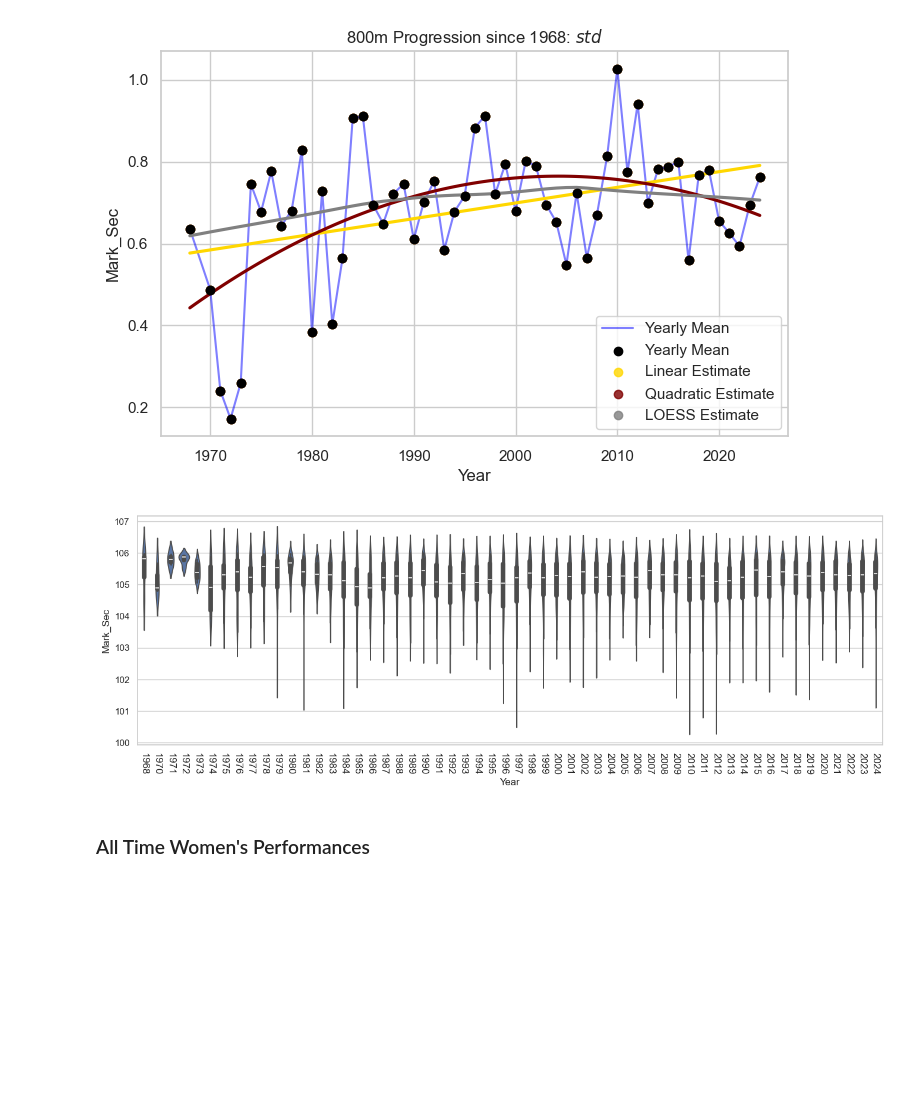
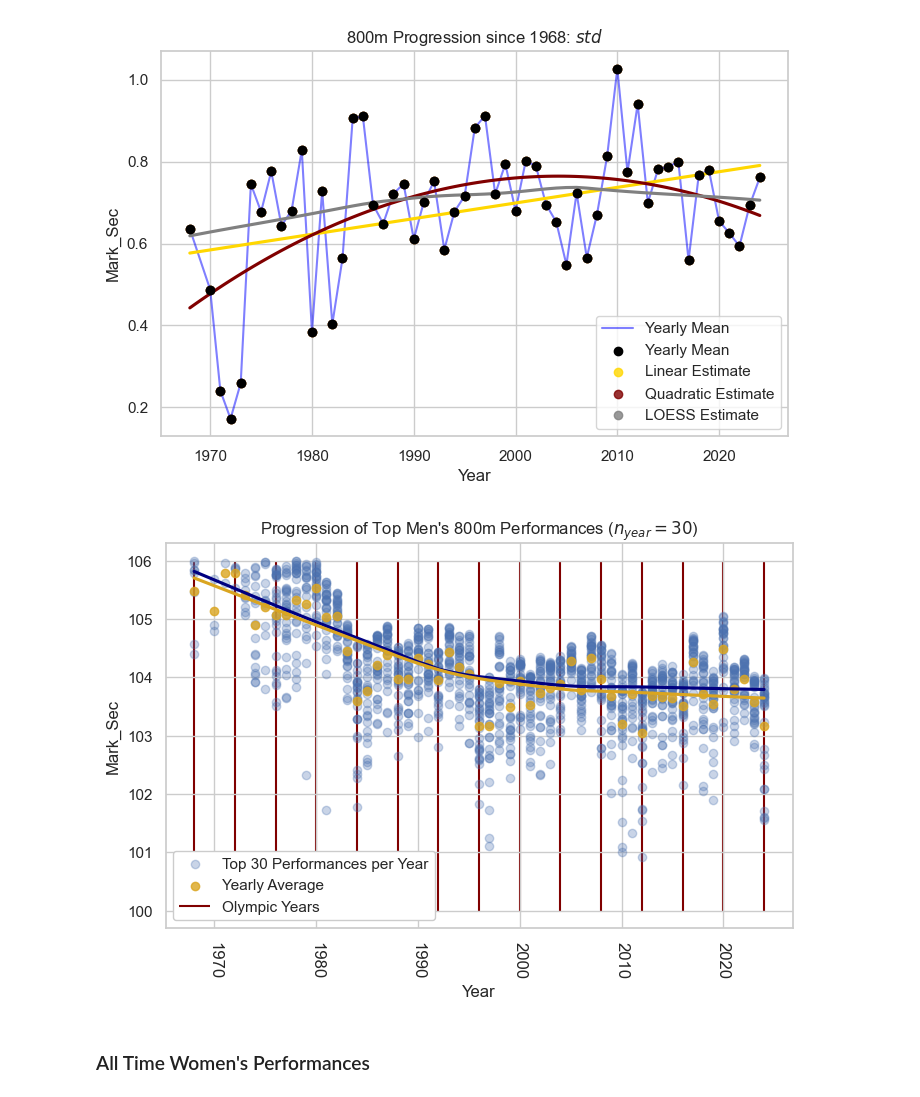
Before and after one commit to mitchellggreenhalgh/world-athletics-analysis, a Jupyter notebook: 800m_analysis.ipynb, the cells around one changed output. Cells and saved outputs as stored; diff of their text form; code cells hidden in the pictures; blank space fills up the shorter version.

```diff
--- a/800m_analysis.ipynb
+++ b/800m_analysis.ipynb
@@ -227,15 +323,39 @@ for fxn in fxns:
 [figure]
 [figure]
 [figure]
-# %%
-plt.figure(figsize=(10*1.618, 5))
-sns.violinplot(all_time_men,
-               x='Year',
-               y='Mark_Sec')
-plt.xticks(rotation=270, fontsize=12)
-plt.show()
-# %% [output]
-[figure, removed]
+# %%
+yearly_top_30 = all_time_men.sort_values(['Year', 'Mark_Sec']).groupby('Year').head(30)
+plt.figure(figsize=(5*1.618, 5))
+sns.regplot(yearly_top_30,
+            x='Year',
+            y='Mark_Sec',
+            # order=3)
+            lowess=True,
+            label='Top 30 Performances per Year',
+            scatter_kws={'alpha': 0.3},
+            line_kws={'color': 'navy'})
+sns.regplot(yearly_top_30[['Year', 'Mark_Sec']].groupby('Year').agg('mean').reset_index(),
+            x='Year',
+            y='Mark_Sec',
+            lowess=True,
+            color='goldenrod',
+            label='Yearly Average')
+# sns.regplot(yearly_top_30[['Year', 'Mark_Sec']].groupby('Year').agg('min').reset_index(),
+#              x='Year',
+#              y='Mark_Sec',
+#              lowess=True,
+            #  label='Yearly Fastest Performance')
+plt.vlines(x=[np.arange(1968, 2025, 4)],
+           ymin=100, ymax=106,
+           color='maroon',
+           label='Olympic Years',
+           zorder=0)
+plt.xticks(rotation=270, fontsize=12)
+plt.title('''Progression of Top Men's 800m Performances ($n_{year} = 30$)''')
+plt.legend(framealpha=1)
+plt.show()
+# %% [output]
+[figure, added]
 # %% [markdown]
 ### All Time Women's Performances
 # %%
```
Also changed, not shown: parts of 22 cells of this notebook, 4 other files.
